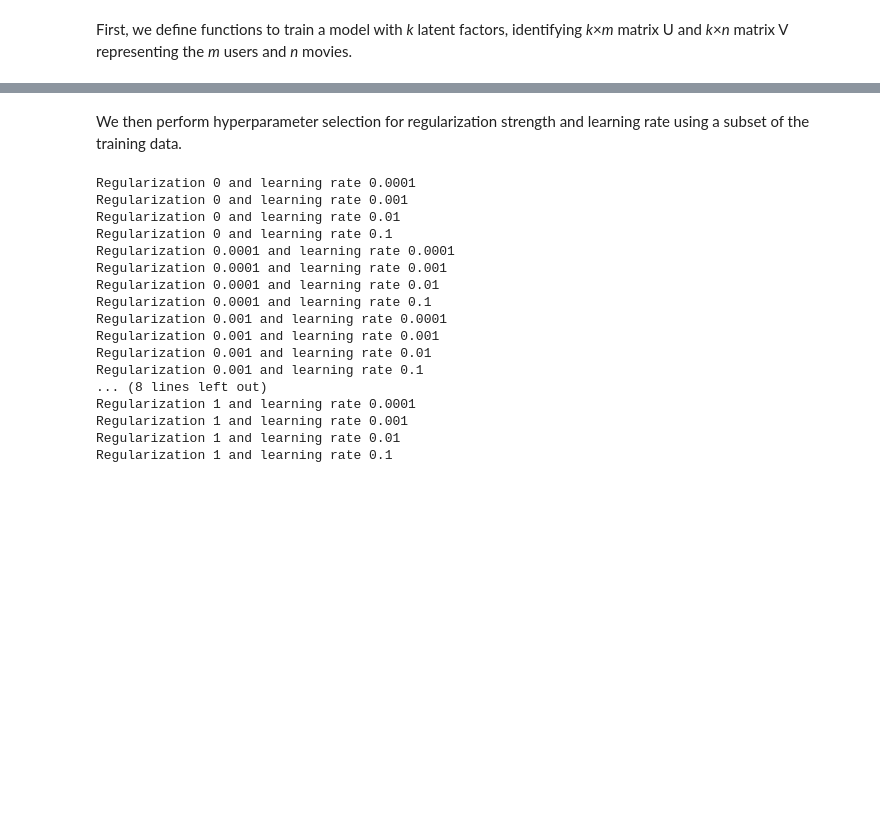
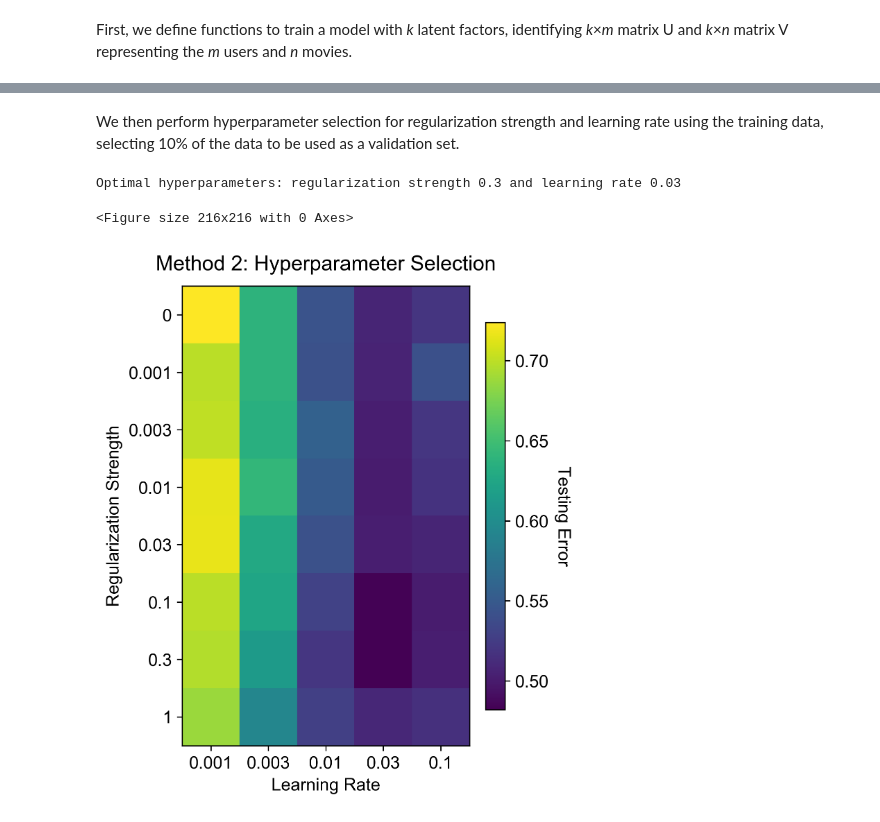
Before and after one commit to LiyinHe/CS155_project2, a Jupyter notebook: Bias_Learn_CS.ipynb, the cells around one changed output, grey strips where cells are left out. Cells and saved outputs as stored; diff of their text form; code cells hidden in the pictures; blank space fills up the shorter version.

```diff
--- a/Bias_Learn_CS.ipynb
+++ b/Bias_Learn_CS.ipynb
@@ -82,7 +83,9 @@ def process_Y(Y_in):
     rating Y_ij of user i for movie j.
 
     Returns Y, a matrix of the same size as Y_in where user and movie IDs
-    have been mapped to sorted indices (lowest value has index 0, etc.).
+    have been mapped to sorted indices (lowest value has index 0, etc.),
+    as well as the mappings inds_U and inds_V, where the value of the ith
+    element is the index corresponding to ID i (or -1 if i is not an ID).
     '''
     Y = np.zeros(Y_in.shape)
 
@@ -91,17 +94,19 @@ def process_Y(Y_in):
     inds_U = -np.ones(np.max(ids_U) + 1)
     for i, id_U in enumerate(ids_U):
         inds_U[id_U] = i
+    inds_U = inds_U.astype(int)
     ids_V = np.unique(Y_in[:, 1]).astype(int)
     inds_V = -np.ones(np.max(ids_V).astype(int) + 1)
     for i, id_V in enumerate(ids_V):
         inds_V[id_V] = i
+    inds_V = inds_V.astype(int)
 
     # Convert IDs in Y_in to indices
     for r, (i, j, Y_ij) in enumerate(Y_in):
         Y[r] = [inds_U[i], inds_V[j], Y_ij]
     Y = Y.astype(int)
 
-    return Y
+    return Y, inds_U, inds_V
 
 def train_model(Y_in, k, m=None, n=None, reg=0, eta=0.01,
                 eps=0.0001, max_epochs=300):
@@ -120,7 +125,7 @@ def train_model(Y_in, k, m=None, n=None, reg=0, eta=0.01,
     bias vectors a and b, along with the unregularized mean squared error
     of the model.
     '''
-    Y = process_Y(Y_in)
+    Y, _, _ = process_Y(Y_in)
 
     # Extract numbers of users and movies if needed
     if m is None:
@@ -196,52 +205,59 @@ if split_year:
 data_train = Y_train.merge(movies, how='left', on='Movie ID')
 data_test = Y_test.merge(movies, how='left', on='Movie ID')
 # %% [markdown]
-We then perform hyperparameter selection for regularization strength and learning rate using a subset of the training data.
+We then perform hyperparameter selection for regularization strength and learning rate using the training data, selecting 10% of the data to be used as a validation set.
 # %%
 # Specify regularization strengths and learning rates to test
-regs = [0, 0.0001, 0.001, 0.01, 0.1, 1]
-etas = [0.0001, 0.001, 0.01, 0.1]
+regs = [0, 0.001, 0.003, 0.01, 0.03, 0.1, 0.3, 1]
+etas = [0.001, 0.003, 0.01, 0.03, 0.1]
 
 # Specify number of latent factors
 k = 20
 
-# Extract subset of the training data
-Y_sub = Y_train.values[np.random.choice(len(Y_train), 20000, replace=False)]
-Y_sub = process_Y(Y_sub)
-Y_sub_train = Y_sub[:18000]
-Y_sub_test = Y_sub[18000:]
+# Create training and validation sets
+np.random.seed(36)
+Y_all, _, _ = process_Y(Y_train.values)
+np.random.shuffle(Y_all)
+n_train = int(0.9 * len(Y_all))
+Y_all_train = Y_all[:n_train]
+Y_all_test = Y_all[n_train:]
 
 # Save training and testing errors
 err_train = np.zeros((len(regs), len(etas)))
 err_test = np.zeros((len(regs), len(etas)))
 
 # Train model for each set of hyperparameters
-mu = np.mean(Y_sub_train[:, -1])
+mu = np.mean(Y_all_train[:, -1])
 for i, reg in enumerate(regs):
     for j, eta in enumerate(etas):
-        print('Regularization {} and learning rate {}'.format(reg, eta))
-        U, V, a, b, err_model = train_model(Y_sub_train, k=k,
-                                            m = len(np.unique(Y_sub[:, 0])),
-                                            n = len(np.unique(Y_sub[:, 1])),
+        U, V, a, b, err_model = train_model(Y_all_train, k=k,
+                                            m = len(np.unique(Y_all[:, 0])),
+                                            n = len(np.unique(Y_all[:, 1])),
                                             reg=reg, eta=eta,
                                             eps=0.0001, max_epochs=300)
         err_train[i, j] = err_model
-        err_test[i, j] = err(Y_sub_test, U, V, a, b, mu=mu, reg=reg)
+        err_test[i, j] = err(Y_all_test, U, V, a, b, mu=mu, reg=reg)
+
+# Visualize testing error for each set of hyperparameters
+plt.figure(figsize=(3, 3))
+plt.matshow(err_test)
+plt.yticks(np.arange(len(regs)), regs)
+plt.ylabel('Regularization Strength')
+plt.xticks(np.arange(len(etas)), etas)
+plt.tick_params('x', top=False, labeltop=False,
+                bottom=True, labelbottom=True)
+plt.xlabel('Learning Rate')
+cb = plt.colorbar(fraction=0.06)
+cb.set_label('Testing Error', rotation=270, labelpad=15)
+plt.title('Method 2: Hyperparameter Selection', pad=-5);
+
+# Select hyperparameters that yield the lowest testing error
+i, j = np.unravel_index(np.argmin(err_test), err_test.shape)
+reg = regs[i]
+eta = etas[j]
+print('Optimal hyperparameters: regularization strength', reg,
+      'and learning rate', eta)
 # %% [output]
-Regularization 0 and learning rate 0.0001
-Regularization 0 and learning rate 0.001
-Regularization 0 and learning rate 0.01
-Regularization 0 and learning rate 0.1
-Regularization 0.0001 and learning rate 0.0001
-Regularization 0.0001 and learning rate 0.001
-Regularization 0.0001 and learning rate 0.01
-Regularization 0.0001 and learning rate 0.1
-Regularization 0.001 and learning rate 0.0001
-Regularization 0.001 and learning rate 0.001
-Regularization 0.001 and learning rate 0.01
-Regularization 0.001 and learning rate 0.1
-... (8 lines left out)
-Regularization 1 and learning rate 0.0001
-Regularization 1 and learning rate 0.001
-Regularization 1 and learning rate 0.01
-Regularization 1 and learning rate 0.1
+Optimal hyperparameters: regularization strength 0.3 and learning rate 0.03
+<Figure size 216x216 with 0 Axes>
+[figure, added]
```
Also changed, not shown: parts of 21 cells of this notebook.
